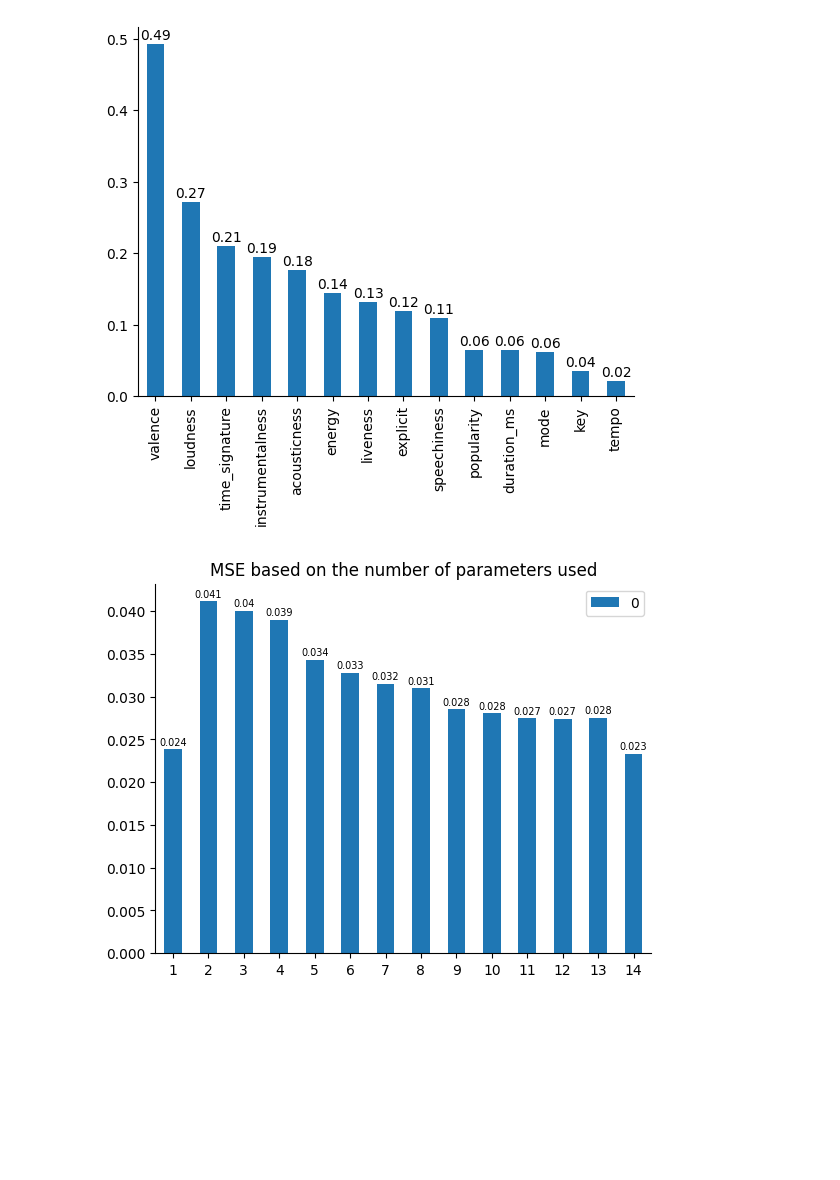
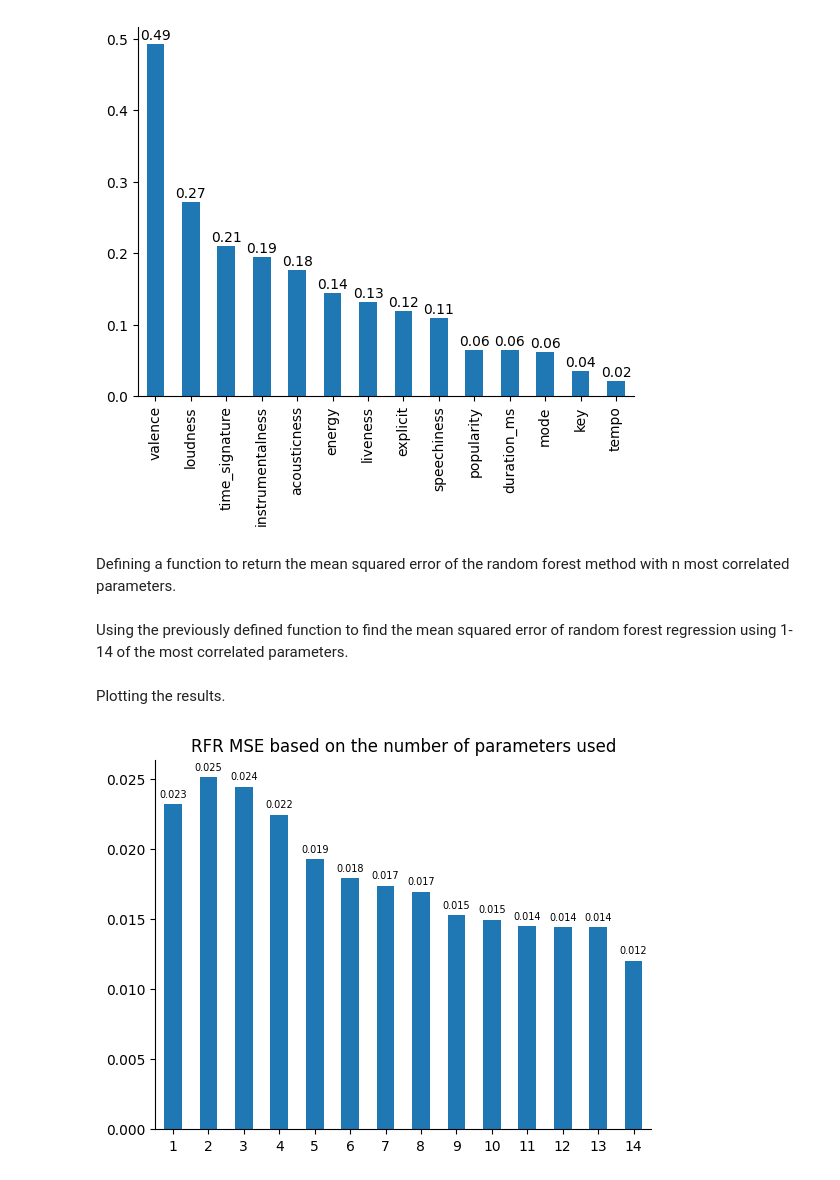
Before and after one commit to JanMarkusRokka/SPOTIFY-DATA, a Jupyter notebook: spotify_project.ipynb, the cells around one changed output. Drawn from its saved outputs; the diff is of its cells as text; code cells hidden in the pictures; blank space fills up the shorter version.

Commit message:
Finished the results analysis

```diff
--- a/spotify_project.ipynb
+++ b/spotify_project.ipynb
@@ -316,6 +340,8 @@ for key in correlations.keys():
     i+=1
 # %% [output]
 [figure]
+# %% [markdown]
+Defining a function to return the mean squared error of the random forest method with n most correlated parameters.
 # %%
 def random_forest_mse(n_parameters):
     parameters = []
@@ -334,16 +360,12 @@ def random_forest_mse(n_parameters):
     X_train, X_test, y_train, y_test = train_test_split(data_rf.drop(["danceability"], axis = 1), data_rf["danceability"], train_size = 0.75, random_state = 1)
 
     #RandomForestRegressor
-    model = RandomForestRegressor(n_estimators = 1, random_state = 1).fit(X_train, y_train)
+    model = RandomForestRegressor(n_estimators = 10, random_state = 1).fit(X_train, y_train)
 
     rgr_predicted = model.predict(X_test)
 
     rgr_MSE = MSE(y_test, rgr_predicted)
 
-    #print("Random forest regression MSE (without popularity):", rgr_MSE)
     return rgr_MSE
-
-errors = {}
-
-for i in range(1,len(correlations)+1):
-    errors[i] = random_forest_mse(i)
+# %% [markdown]
+Using the previously defined function to find the mean squared error of random forest regression using 1-14 of the most correlated parameters.
@@ -350,26 +377,29 @@ for i in range(1,len(correlations)+1):
+# %% [markdown]
+Plotting the results.
 # %%
 df = pd.DataFrame.from_dict(errors, orient="index")
 
 ax = df.plot(kind='bar')
 
 # Hide the right and top spines
 ax.spines.right.set_visible(False)
 ax.spines.top.set_visible(False)
 
 # Only show ticks on the left and bottom spines
 ax.yaxis.set_ticks_position('left')
 ax.xaxis.set_ticks_position('bottom')
 
+ax.get_legend().remove()
+
 plt.xticks(rotation='horizontal')
-
 
 i = 0
 for i in range(1,len(errors)+1):
     plt.text(i-1, errors[i]+0.0005, round(errors[i], 3), ha = 'center', size='7')
     i+=1
 
-plt.title("MSE based on the number of parameters used")
+plt.title("RFR MSE based on the number of parameters used")
 
 plt.show()
 # %% [output]
-[figure, old version]
+[figure, new version]
```
Also changed, not shown: parts of 33 cells of this notebook.
